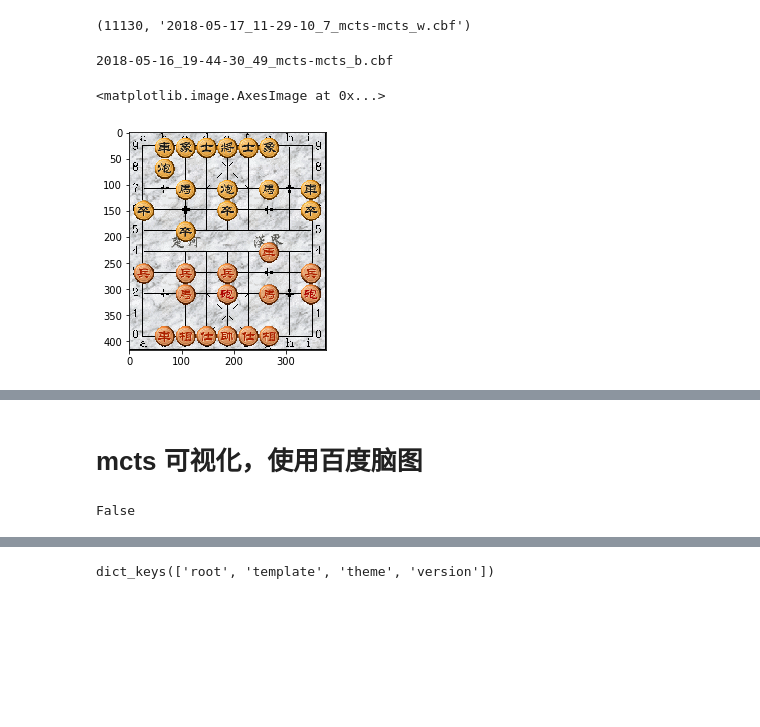
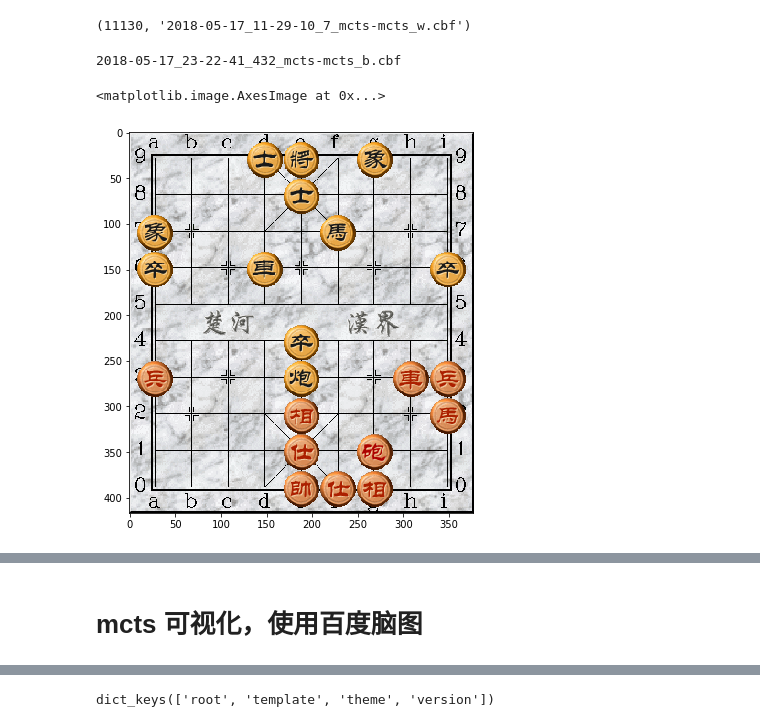
Before and after one commit to bupticybee/icyChessZero, a Jupyter notebook: explore(2).ipynb, the cells around one changed output, grey strips where cells are left out. Saved outputs shown, nothing was run; the diff lists cells and outputs as text; code cells hidden in the pictures; blank space fills up the shorter version.

```diff
--- a/explore(2).ipynb
+++ b/explore(2).ipynb
@@ -298,24 +298,26 @@ len(files),files[242]
 (11130, '2018-05-17_11-29-10_7_mcts-mcts_w.cbf')
 # %%
 fname = files[245]
+fname = '2018-05-17_23-22-41_432_mcts-mcts_b.cbf'
 moves = cbf.cbf2move('data/self-plays/{}'.format(fname))
 print(fname)
 # %% [output]
-2018-05-16_19-44-30_49_mcts-mcts_b.cbf
+2018-05-17_23-22-41_432_mcts-mcts_b.cbf
 # %%
 from PIL import Image
 import imageio
 imgs_for_gif = []
 statestr = 'RNBAKABNR/9/1C5C1/P1P1P1P1P/9/9/p1p1p1p1p/1c5c1/9/rnbakabnr'
-for i in moves[:20]:
+for i in moves[:50]:
     statestr = GameBoard.sim_do_action(i,statestr)
     imgs_for_gif.append(board_visualizer.get_board_img(statestr))
 imageio.mimsave('./data/gif/{}.gif'.format(fname[:-4]), imgs_for_gif,duration=0.5)
 # %%
+plt.figure(figsize=(7,7,))
 plt.imshow(board_visualizer.get_board_img(statestr))
 # %% [output]
 <matplotlib.image.AxesImage at 0x...>
-[figure, old version]
+[figure, new version]
 # %%
 def display_gif(fn):
     from IPython import display
@@ -328,10 +330,6 @@ display_gif('./data/gif/{}.gif'.format(fname[:-4]))
 # mcts 可视化，使用百度脑图
 # %%
 import random
-# %%
-random.random() < 0.2
-# %% [output]
-False
 # %%
 !mkdir data/mstc_vis
 # %%
```
Also changed, not shown: parts of 5 cells of this notebook.
